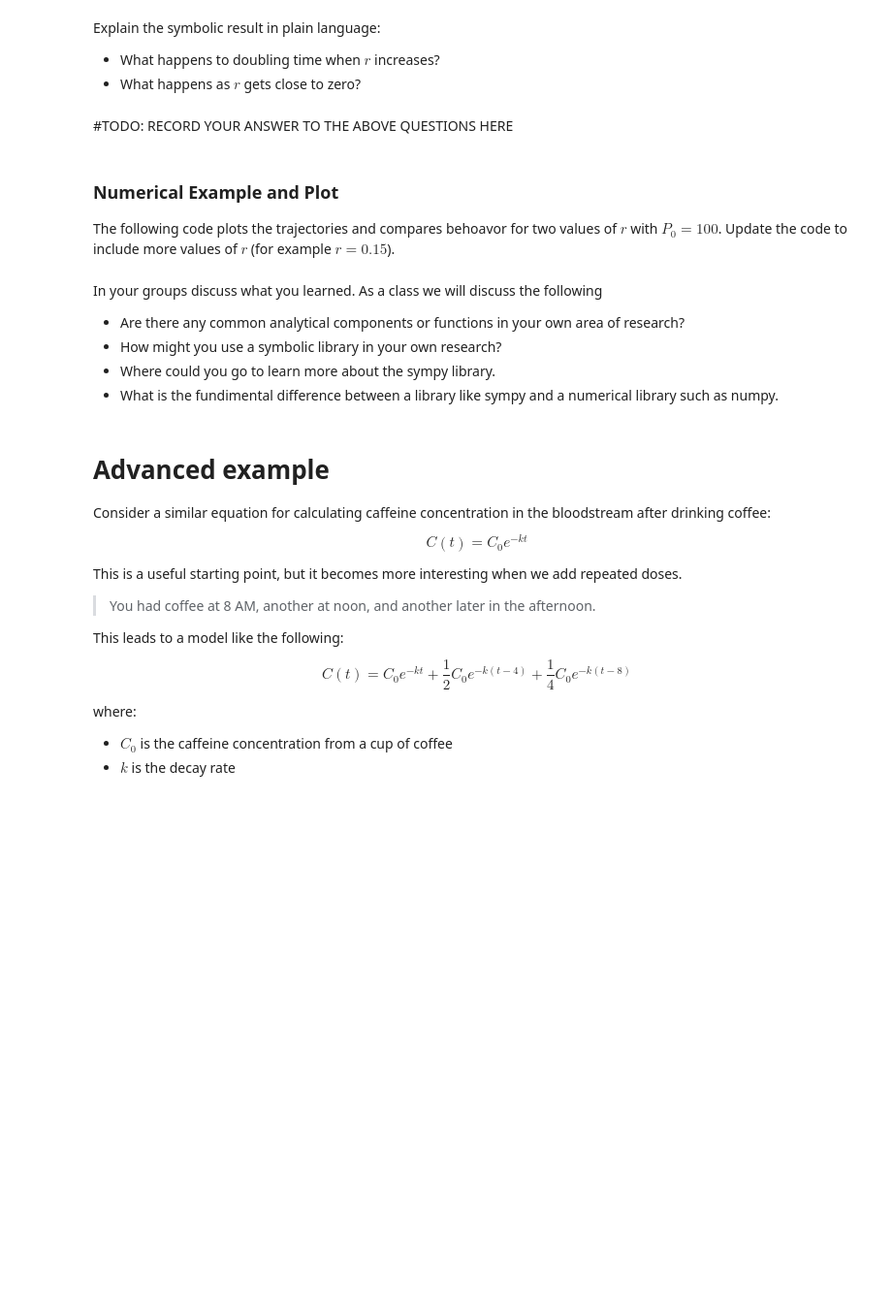
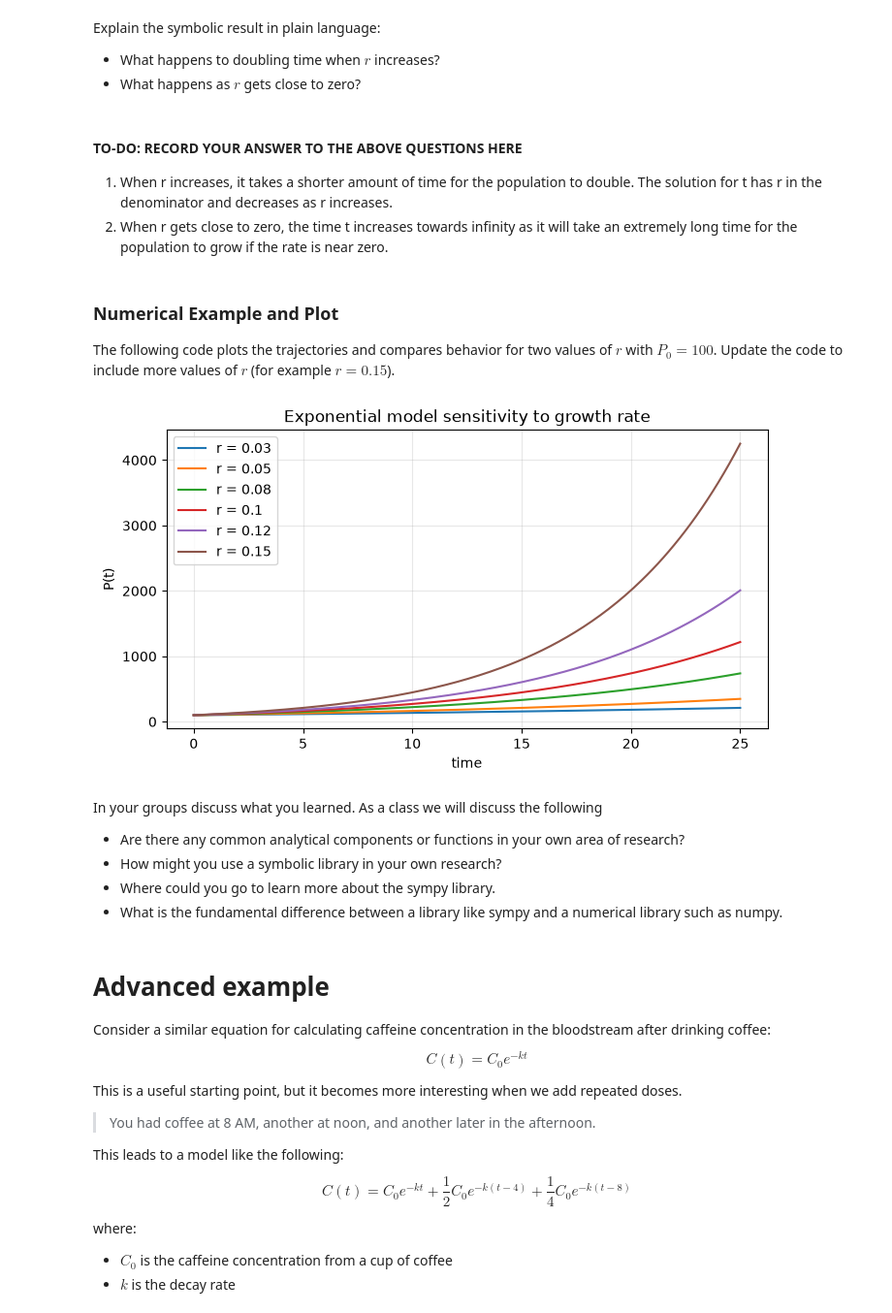
Before and after one commit to falkow12/802analytical-modeling, a Jupyter notebook: Assignment_Instructions_Part_1.ipynb, the cells around one changed output. Shown at 97% size. Saved outputs shown, nothing was run; the diff lists cells and outputs as text; code cells hidden in the pictures; blank space fills up the shorter version.

```diff
--- a/Assignment_Instructions_Part_1.ipynb
+++ b/Assignment_Instructions_Part_1.ipynb
@@ -47,38 +69,43 @@ Explain the symbolic result in plain language:
 - What happens to doubling time when $r$ increases?
 - What happens as $r$ gets close to zero?
 # %% [markdown]
-#TODO: RECORD YOUR ANSWER TO THE ABOVE QUESTIONS HERE
+#### TO-DO: RECORD YOUR ANSWER TO THE ABOVE QUESTIONS HERE
+
+1. When r increases, it takes a shorter amount of time for the population to double. The solution for t has r in the denominator and decreases as r increases.
+2. When r gets close to zero, the time t increases towards infinity as it will take an extremely long time for the population to grow if the rate is near zero.
 # %% [markdown]
 ### Numerical Example and Plot
 
-The following code plots the trajectories and compares behoavor for two values of $r$ with $P_0=100$.  Update the code to include more values of $r$ (for example $r=0.15$).
+The following code plots the trajectories and compares behavior for two values of $r$ with $P_0=100$.  Update the code to include more values of $r$ (for example $r=0.15$).
 # %%
 import numpy as np
 import matplotlib.pylab as plt
 
 # Numerical exploration of growth-rate effects
 time = np.linspace(0, 25, 200)
 P0_value = 100
-r_values = [0.03, 0.08]
+r_values = [0.03, 0.05, 0.08, 0.10, 0.12, 0.15]
 
 plt.figure(figsize=(8, 4))
 for r_value in r_values:
     y = P0_value * np.exp(r_value * time)
     plt.plot(time, y, label=f"r = {r_value}")
 
 plt.xlabel("time")
 plt.ylabel("P(t)")
 plt.title("Exponential model sensitivity to growth rate")
 plt.legend()
 plt.grid(alpha=0.3)
 plt.show()
+# %% [output]
+[figure, added]
 # %% [markdown]
 In your groups discuss what you learned.  As a class we will discuss the following
 
 - Are there any common analytical components or functions in your own area of research?
 - How might you use a symbolic library in your own research?
 - Where could you go to learn more about the sympy library.
-- What is the fundimental difference between a library like sympy and a numerical library such as numpy.
+- What is the fundamental difference between a library like sympy and a numerical library such as numpy.
 # %% [markdown]
 # Advanced example
 
```
Also changed, not shown: parts of 7 cells of this notebook.
